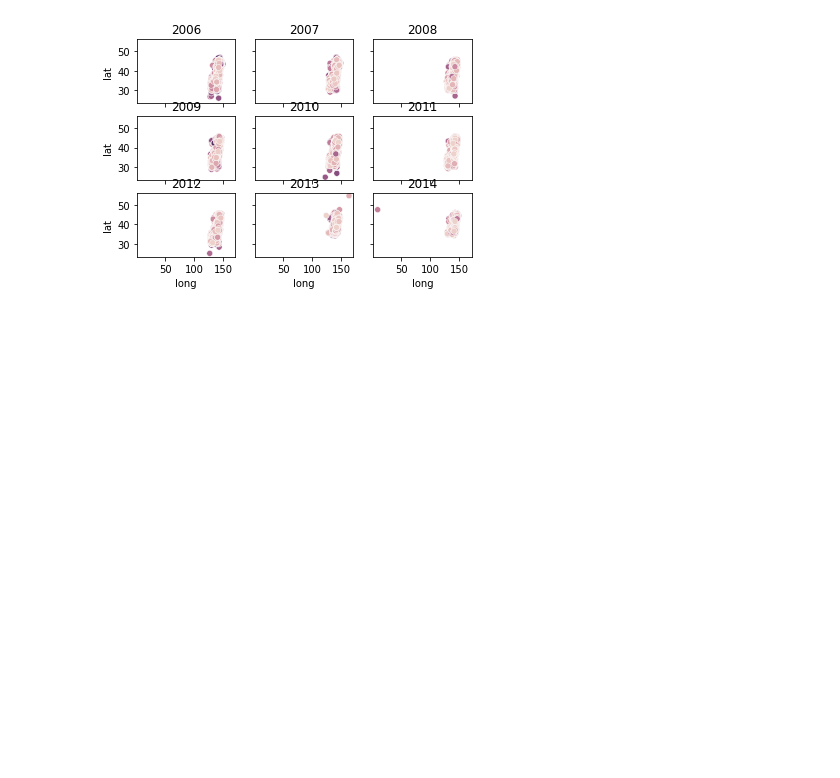
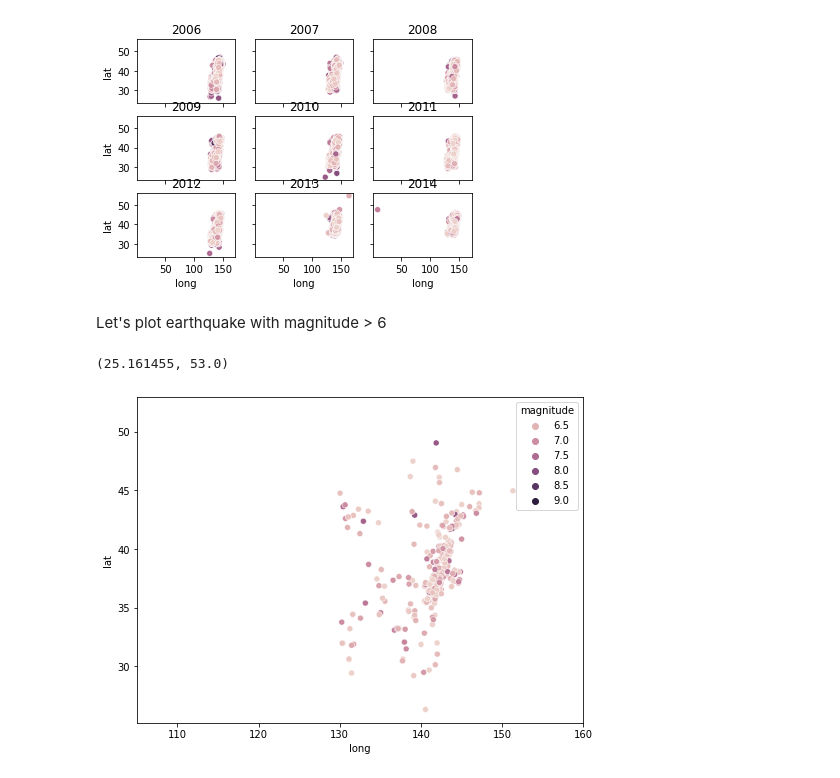
Before and after one commit to eupho73/TER-BNN, a Jupyter notebook: data/eq_data.ipynb, the cells around one changed output. Cells and saved outputs as stored; diff of their text form; code cells hidden in the pictures; blank space fills up the shorter version.

Commit message:
map visualisation

```diff
--- a/data/eq_data.ipynb
+++ b/data/eq_data.ipynb
@@ -77,3 +80,17 @@ for i, year in enumerate(range(2006, 2016)):
 # %% [output]
 IndexError: index 9 is out of bounds for axis 0 with size 9
 [figure]
+# %% [markdown]
+Let's plot earthquake with magnitude > 6
+# %%
+mag_threshold = 6
+# %%
+df_t = df[df.magnitude > mag_threshold]
+# %%
+plt.figure(figsize=(8, 6))
+sns.scatterplot(x = df_t.long, y = df_t.lat, hue = df_t.magnitude)
+plt.xlim(105, 160)
+plt.ylim(top=53)
+# %% [output]
+(25.161455, 53.0)
+[figure, added]
```
Also changed, not shown: parts of 3 cells of this notebook.
